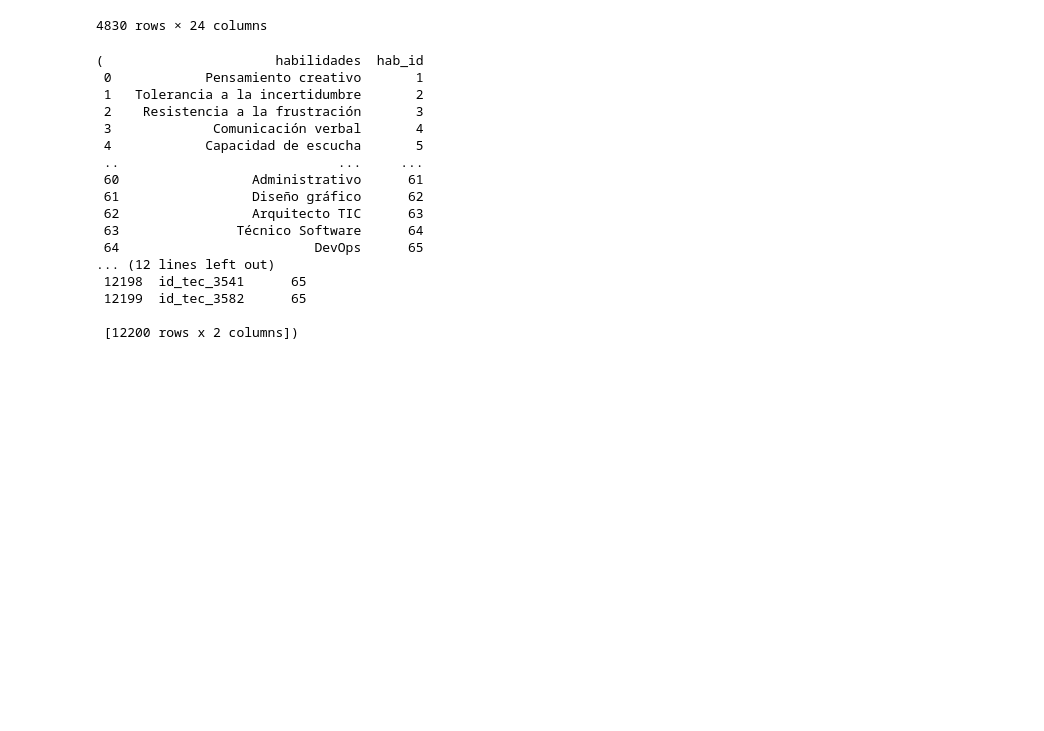
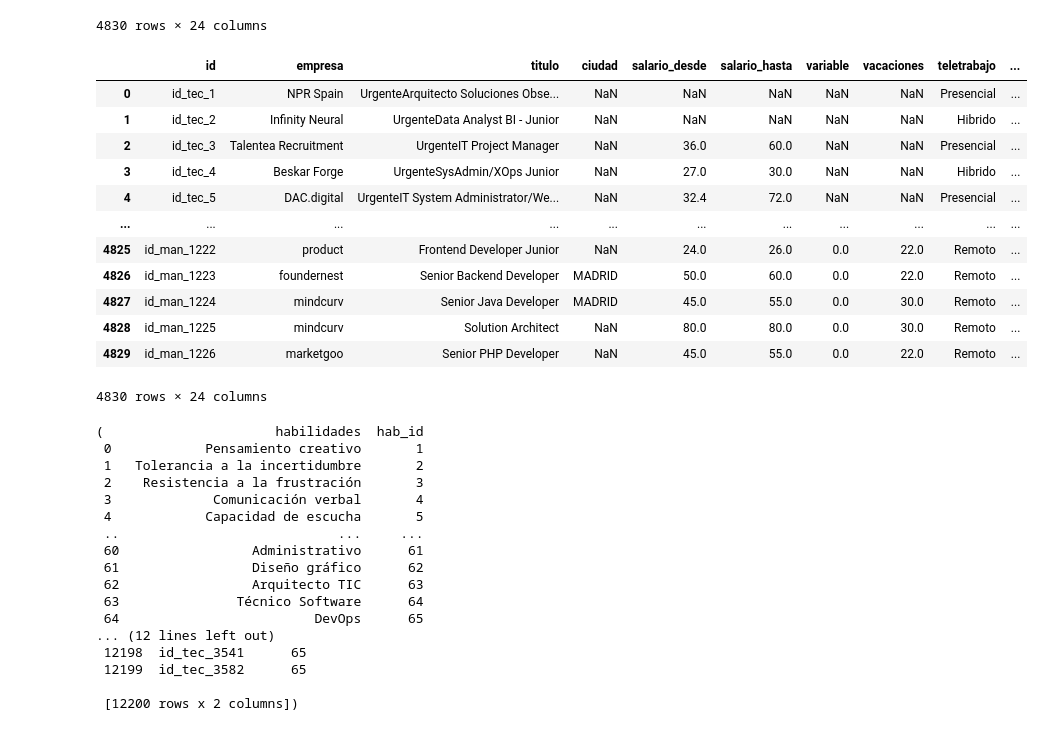
Before and after one commit to LiamGVillar/PFB-Empleo, a Jupyter notebook: merge_dataframes/Fusion_Dataframes.ipynb, the cells around one changed output. Saved outputs shown, nothing was run; the diff lists cells and outputs as text; code cells hidden in the pictures; blank space fills up the shorter version.

Commit message:
actualización merge dataframes

```diff
--- a/merge_dataframes/Fusion_Dataframes.ipynb
+++ b/merge_dataframes/Fusion_Dataframes.ipynb
@@ -79,6 +79,22 @@ df_fusion["jornada_tipo"] = df_fusion["jornada_tipo"].astype(str).str.title()
 #errors = coerce convierte los nan a NaT (not a time)
 df_fusion["fecha_publicacion"] = pd.to_datetime(df_fusion["fecha_publicacion"], errors = "coerce")
 df_fusion["timestamp"] = pd.to_datetime(df_fusion["timestamp"], errors = "coerce")
+# %%
+df_fusion
+# %% [output]
+|  | id | empresa | titulo | ciudad | salario_desde | salario_hasta | variable | vacaciones | teletrabajo | ... |
+| 0 | id_tec_1 | NPR Spain | UrgenteArquitecto Soluciones Obse... | NaN | NaN | NaN | NaN | NaN | Presencial | ... |
+| 1 | id_tec_2 | Infinity Neural | UrgenteData Analyst BI - Junior | NaN | NaN | NaN | NaN | NaN | Hibrido | ... |
+| 2 | id_tec_3 | Talentea Recruitment | UrgenteIT Project Manager | NaN | 36.0 | 60.0 | NaN | NaN | Presencial | ... |
+| 3 | id_tec_4 | Beskar Forge | UrgenteSysAdmin/XOps Junior | NaN | 27.0 | 30.0 | NaN | NaN | Hibrido | ... |
+| 4 | id_tec_5 | DAC.digital | UrgenteIT System Administrator/We... | NaN | 32.4 | 72.0 | NaN | NaN | Presencial | ... |
+| ... | ... | ... | ... | ... | ... | ... | ... | ... | ... | ... |
+| 4825 | id_man_1222 | product | Frontend Developer Junior | NaN | 24.0 | 26.0 | 0.0 | 22.0 | Remoto | ... |
+| 4826 | id_man_1223 | foundernest | Senior Backend Developer | MADRID | 50.0 | 60.0 | 0.0 | 22.0 | Remoto | ... |
+| 4827 | id_man_1224 | mindcurv | Senior Java Developer | MADRID | 45.0 | 55.0 | 0.0 | 30.0 | Remoto | ... |
+| 4828 | id_man_1225 | mindcurv | Solution Architect | NaN | 80.0 | 80.0 | 0.0 | 30.0 | Remoto | ... |
+| 4829 | id_man_1226 | marketgoo | Senior PHP Developer | NaN | 45.0 | 55.0 | 0.0 | 22.0 | Remoto | ... |
+4830 rows × 24 columns
 # %%
 df_fusion["oferta_activada"] = df_fusion["oferta_activada"].fillna(1).astype(int)
 # %%
```
Also changed, not shown: 7 other files.
